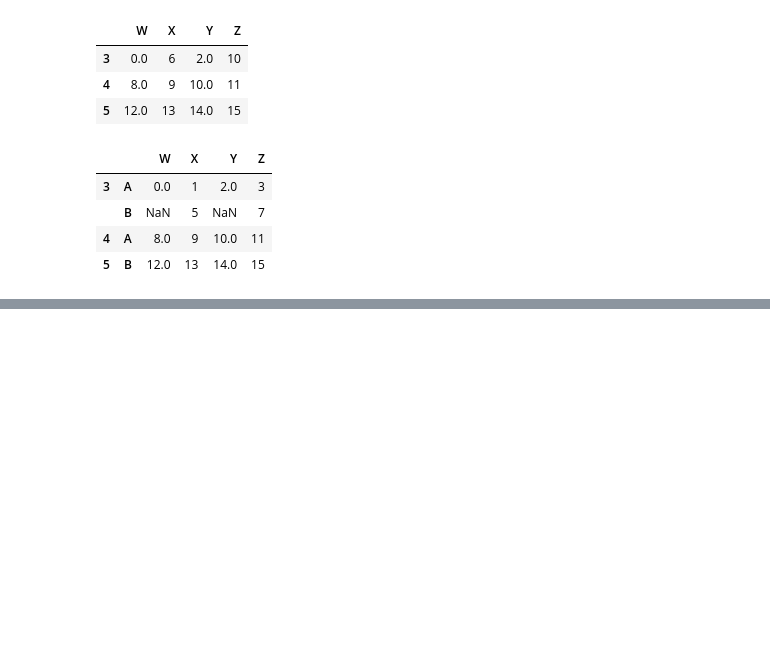
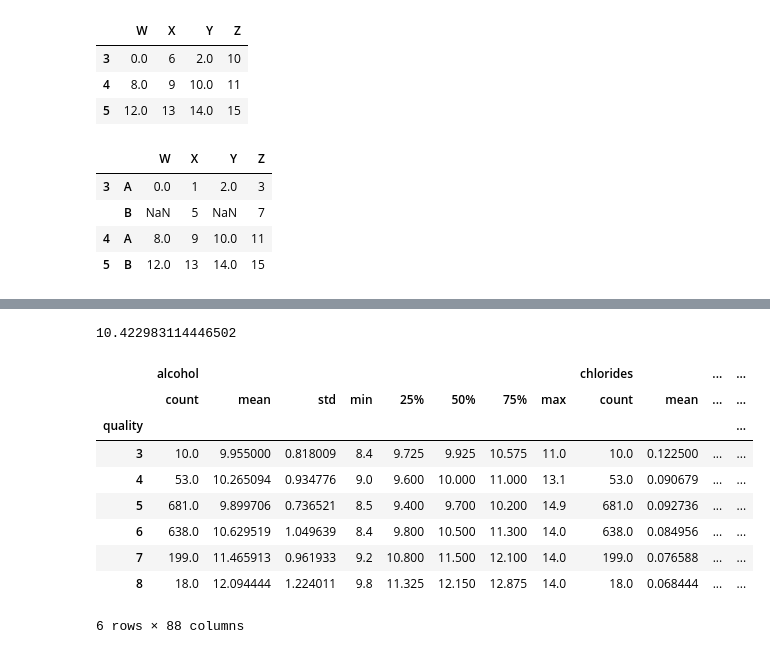
Before and after one commit to aki-06/Data_Science, a Jupyter notebook: 20180505_データ解析の基礎.ipynb, the cells around one changed output, grey strips where cells are left out. Cells and saved outputs as stored; diff of their text form; code cells hidden in the pictures; blank space fills up the shorter version.

```diff
--- a/20180505_データ解析の基礎.ipynb
+++ b/20180505_データ解析の基礎.ipynb
@@ -272,0 +301,2 @@ animals.groupby([len, keys]).max()
+# %%
+df_wine = pd.read_csv('winequality-red.csv', sep=';')
@@ -272,0 +312,4 @@ animals.groupby([len, keys]).max()
+# %%
+df_wine['alcohol'].mean()
+# %% [output]
+10.422983114446502
@@ -272,0 +319,15 @@ animals.groupby([len, keys]).max()
+# %%
+wino = df_wine.groupby('quality')
+# %%
+wino.describe()
+# %% [output]
+|  | alcohol |  |  |  |  |  |  |  | chlorides |  | ... | ... |
+|  | count | mean | std | min | 25% | 50% | 75% | max | count | mean | ... | ... |
+| quality |  |  |  |  |  |  |  |  |  |  |  | ... |
+| 3 | 10.0 | 9.955000 | 0.818009 | 8.4 | 9.725 | 9.925 | 10.575 | 11.0 | 10.0 | 0.122500 | ... | ... |
+| 4 | 53.0 | 10.265094 | 0.934776 | 9.0 | 9.600 | 10.000 | 11.000 | 13.1 | 53.0 | 0.090679 | ... | ... |
+| 5 | 681.0 | 9.899706 | 0.736521 | 8.5 | 9.400 | 9.700 | 10.200 | 14.9 | 681.0 | 0.092736 | ... | ... |
+| 6 | 638.0 | 10.629519 | 1.049639 | 8.4 | 9.800 | 10.500 | 11.300 | 14.0 | 638.0 | 0.084956 | ... | ... |
+| 7 | 199.0 | 11.465913 | 0.961933 | 9.2 | 10.800 | 11.500 | 12.100 | 14.0 | 199.0 | 0.076588 | ... | ... |
+| 8 | 18.0 | 12.094444 | 1.224011 | 9.8 | 11.325 | 12.150 | 12.875 | 14.0 | 18.0 | 0.068444 | ... | ... |
+6 rows × 88 columns
```
Also changed, not shown: parts of 13 cells of this notebook, 1 other file.
